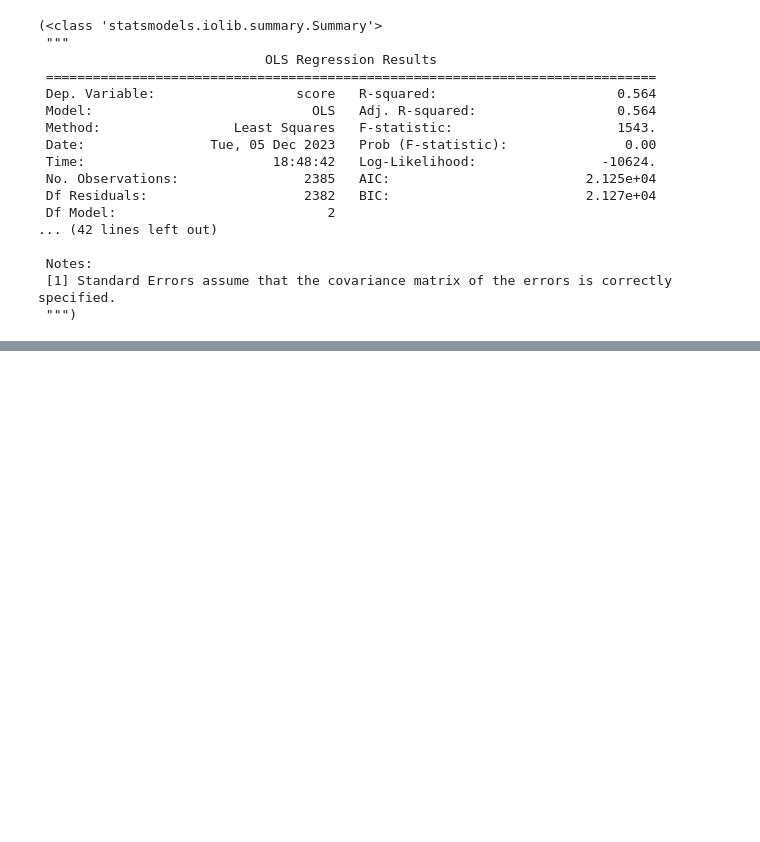
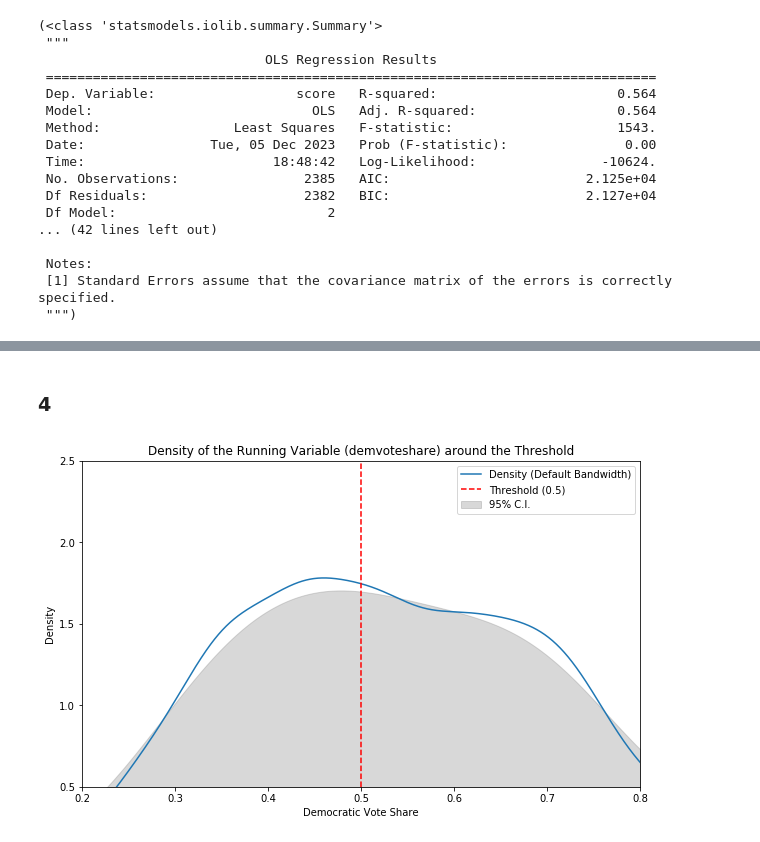
Before and after one commit to yidanzhao00/Regression-Discontinuity-Design-Application, a Jupyter notebook: ECON615_RDD.ipynb, the cells around one changed output, grey strips where cells are left out. Cells and saved outputs as stored; diff of their text form; code cells hidden in the pictures; blank space fills up the shorter version.

```diff
--- a/ECON615_RDD.ipynb
+++ b/ECON615_RDD.ipynb
@@ -166,0 +269,2 @@ linear_model_summary, quadratic_model_summary
+# %% [markdown]
+### 4
@@ -166,0 +273,29 @@ linear_model_summary, quadratic_model_summary
+# %%
+# 'demvoteshare' is the running variable
+running_variable = lmb_data['demvoteshare']
+
+# Calculate the density with default bandwidth
+density_default = gaussian_kde(running_variable)
+x = np.linspace(0.2, 0.8, 1000)  # x-axis range from 0.2 to 0.8
+y_default = density_default(x)
+
+# Calculate the density with increased bandwidth for a smoother estimate
+factor = 2  # Increase the bandwidth by a factor (can be adjusted)
+density_smooth = gaussian_kde(running_variable, bw_method=density_default.factor * factor)
+y_smooth = density_smooth(x)
+
+# Plotting
+plt.figure(figsize=(10, 6))
+plt.plot(x, y_default, label='Density (Default Bandwidth)')
+plt.fill_between(x, y_smooth, color='gray', alpha=0.3, label='95% C.I.')
+plt.axvline(x=0.5, color='r', linestyle='--', label='Threshold (0.5)')
+plt.title('Density of the Running Variable (demvoteshare) around the Threshold')
+plt.xlabel('Democratic Vote Share')
+plt.ylabel('Density')
+plt.xlim(0.2, 0.8)  # Set x-axis limits
+plt.ylim(0.5, 2.5)  # Set y-axis limits
+plt.yticks(np.arange(0.5, 2.6, 0.5))  # y-axis ticks
+plt.legend()
+plt.show()
+# %% [output]
+[figure, added]
```
Also changed, not shown: parts of 9 cells of this notebook.
